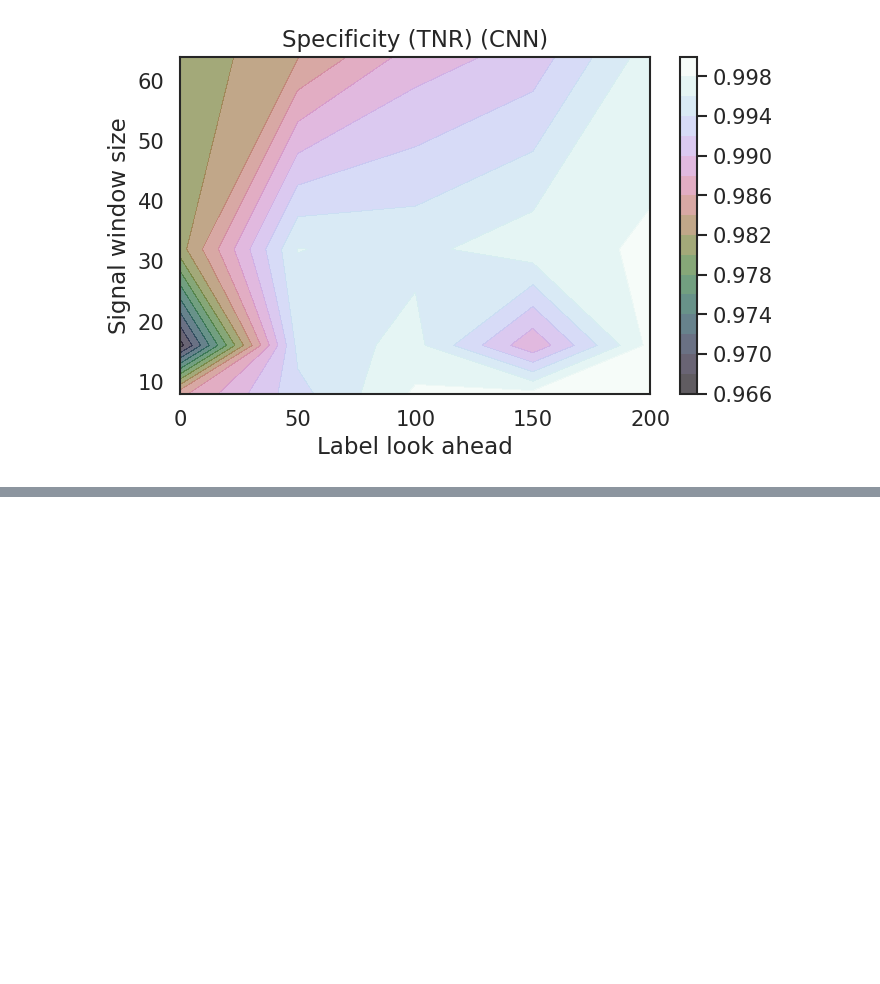
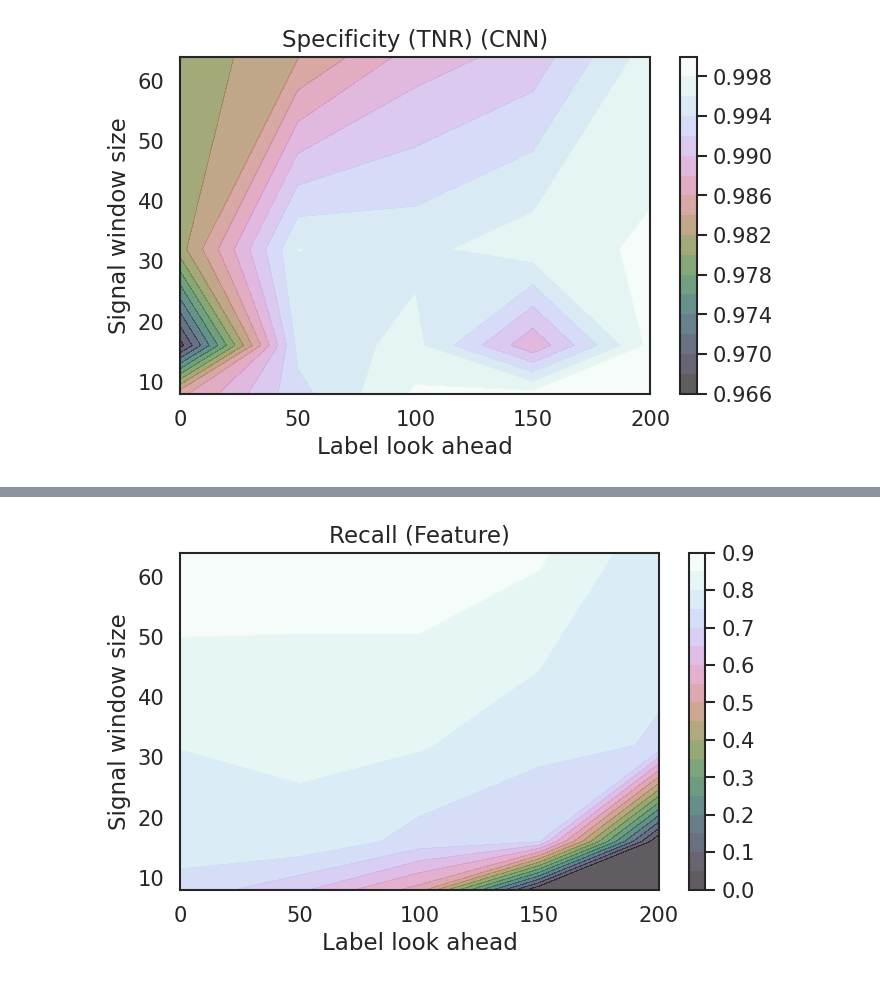
Before and after one commit to PlasmaControl/bes-edgeml-models, a Jupyter notebook: elm_classification/notebooks/contour_plots.ipynb, the cells around one changed output, grey strips where cells are left out. Cells and saved outputs as stored; diff of their text form; code cells hidden in the pictures; blank space fills up the shorter version.

```diff
--- a/elm_classification/notebooks/contour_plots.ipynb
+++ b/elm_classification/notebooks/contour_plots.ipynb
@@ -834,0 +1053,24 @@ plt.show()
+# %%
+# recall
+la = np.array([0, 50, 100, 150, 200])
+sws = np.array([8, 16, 32, 64])
+X, Y = np.meshgrid(la, sws)
+recall = np.array(
+    [
+        [rec_sws8_la0, rec_sws8_la50, rec_sws8_la100, rec_sws8_la150, rec_sws8_la200],
+        [rec_sws16_la0, rec_sws16_la50, rec_sws16_la100, rec_sws16_la150, rec_sws16_la200],
+        [rec_sws32_la0, rec_sws32_la50, rec_sws32_la100, rec_sws32_la150, rec_sws32_la200],
+        [rec_sws64_la0, rec_sws64_la50, rec_sws64_la100, rec_sws64_la150, rec_sws64_la200]
+    ]
+)
+plt.figure(figsize=(6, 4), dpi=120)
+plt.contourf(X, Y, recall, 20, alpha=0.65, cmap='cubehelix')
+plt.xlabel('Label look ahead')
+plt.ylabel('Signal window size')
+plt.title('Recall (Feature)')
+plt.colorbar()
+plt.tight_layout()
+plt.savefig(os.path.join(base_path, 'feature_model_recall_wavelet_data.png'), dpi=120)
+plt.show()
+# %% [output]
+[figure, added]
```
Also changed, not shown: parts of 13 cells of this notebook, 4 other files.
